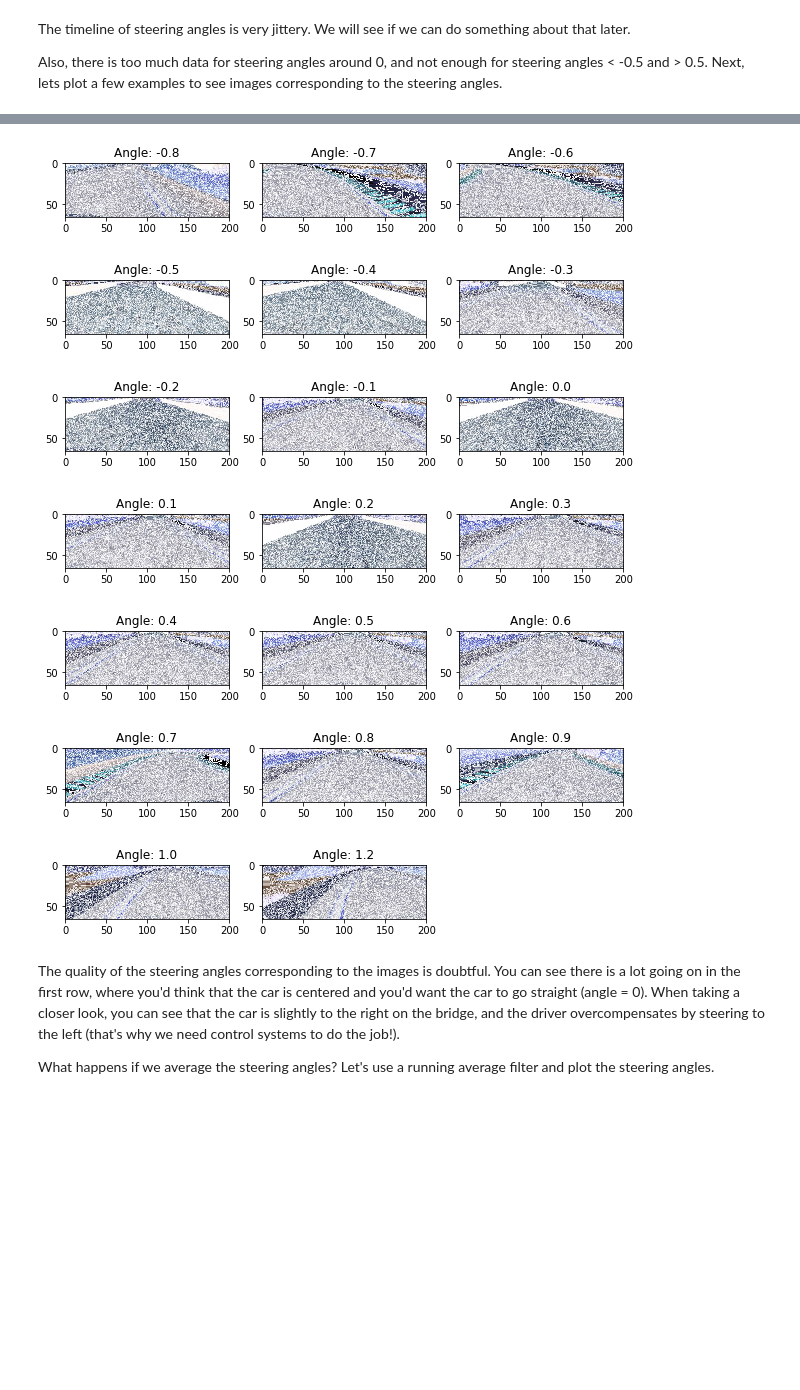
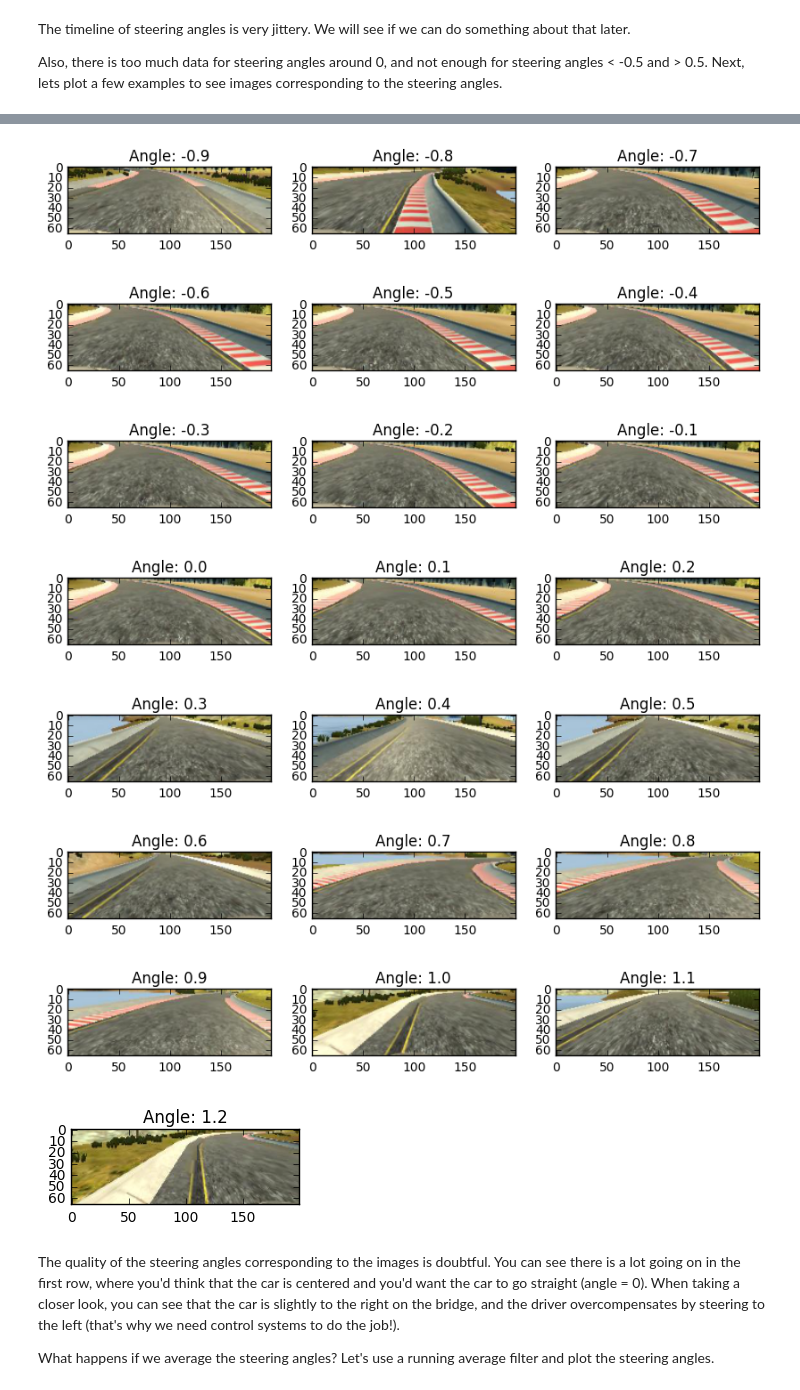
Before and after one commit to kkufieta/CarND-BehavioralCloning, a Jupyter notebook: model.ipynb, the cells around one changed output, grey strips where cells are left out. Drawn from its saved outputs; the diff is of its cells as text; code cells hidden in the pictures; blank space fills up the shorter version.

```diff
--- a/model.ipynb
+++ b/model.ipynb
@@ -68,7 +70,7 @@ def read_data_from_file(path):
         X_data_paths.append(right)
 
 # Load the data and shuffle it
-X_data_paths, y_data = read_data_from_file('data/driving_log.csv')
+X_data_paths, y_data = read_data_from_file('dataGathering/driving_log.csv')
 
 print(len(X_data_paths))
 print(len(y_data))
@@ -82,7 +84,8 @@ Let's look at the data by plotting a timeline and a histogram of the steering an
 # %%
 # Read image from a given path
 def readImage(path):
-    image = mpimg.imread('data/' + path)
+    # image = mpimg.imread('data/' + path)
+    image = mpimg.imread(path)
     return image
 
 def resizeImage(image):
@@ -143,7 +146,7 @@ for i in range(min_angle, max_angle+1):
         index = y_data_sampled.index(i)
         image = readImage(X_data_paths[index])
         image = resizeImage(image)
-        image = addChannelS(image)
+        # image = addChannelS(image)
         if (counter%3 == 0):
             plt.figure(figsize=(10,10))
         plt.subplot(1,3,counter%3+1)
@@ -155,10 +158,11 @@ for i in range(min_angle, max_angle+1):
-[figure, old version]
+[figure, new version]
-[figure, old version]
+[figure, new version]
-[figure, old version]
+[figure, new version]
-[figure, old version]
+[figure, new version]
-[figure, old version]
+[figure, new version]
-[figure, old version]
+[figure, new version]
-[figure, old version]
+[figure, new version]
+[figure, added]
 # %% [markdown]
 The quality of the steering angles corresponding to the images is doubtful. You can see there is a lot going on in the first row, where you'd think that the car is centered and you'd want the car to go straight (angle = 0). When taking a closer look, you can see that the car is slightly to the right on the bridge, and the driver overcompensates by steering to the left (that's why we need control systems to do the job!).
 
```
Also changed, not shown: parts of 15 cells of this notebook, 3 other files.
